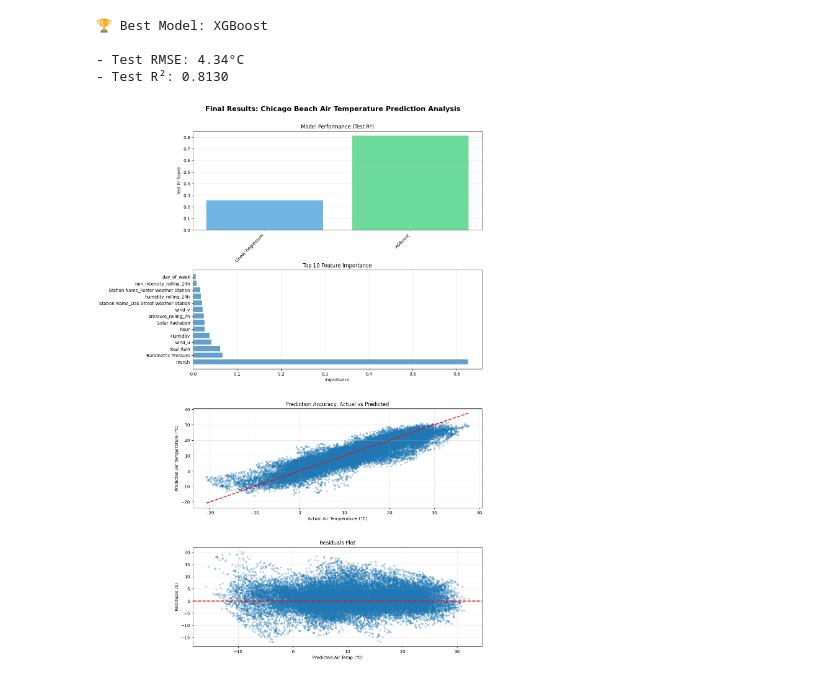
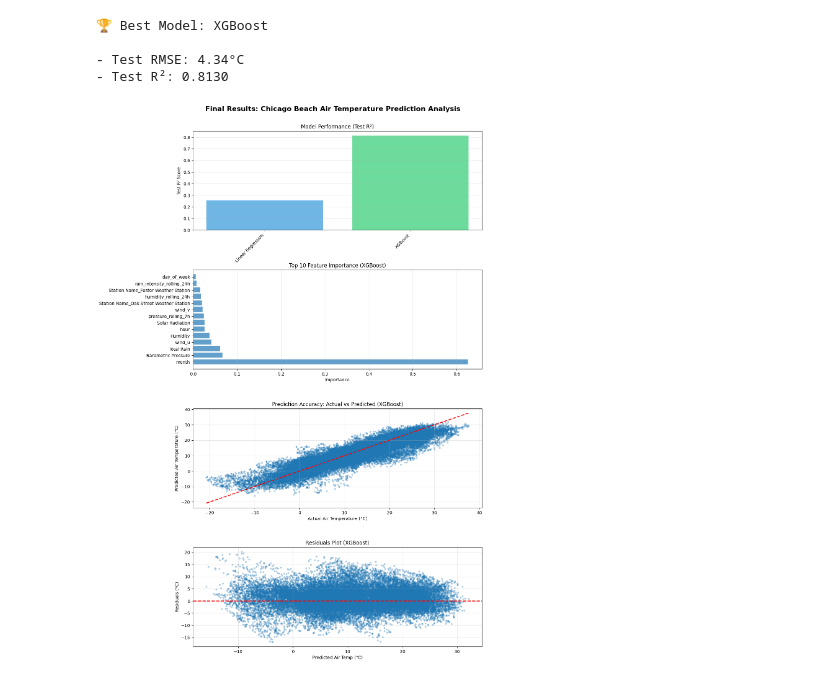
Before and after one commit to UCSF-DataSci/ds217-11-final-bobho1999, a Jupyter notebook: q8_results.ipynb, the cells around one changed output. Drawn from its saved outputs; the diff is of its cells as text; code cells hidden in the pictures.

```diff
--- a/q8_results.ipynb
+++ b/q8_results.ipynb
@@ -253,38 +253,38 @@ ax1.grid(True, alpha=0.3, axis='y')
 # Panel 2: Feature importance (top-right)
 ax2 = fig.add_subplot(gs[1, :])
 ax2.barh(range(len(feature_importance)), feature_importance['importance'], alpha=0.7)
 ax2.set_yticks(range(len(feature_importance)))
 ax2.set_yticklabels(feature_importance['feature'])
 ax2.set_xlabel('Importance')
-ax2.set_title('Top 10 Feature Importance')
+ax2.set_title('Top 10 Feature Importance (XGBoost)')
 ax2.grid(True, alpha=0.3, axis='x')
 
 # Panel 3: Actual vs Predicted (middle row, full width)
 if best_model_name == 'XGBoost':
     y_test_pred_best = predictions['predicted_xgboost']
 else:
     y_test_pred_best = predictions['predicted_linear']
 ax3 = fig.add_subplot(gs[2, :])
 ax3.scatter(predictions['actual'], y_test_pred_best, alpha=0.3, s=10)
 ax3.plot([predictions['actual'].min(), predictions['actual'].max()], [predictions['actual'].min(), predictions['actual'].max()], 'r--', linewidth=2)
 ax3.set_xlabel('Actual Air Temperature (°C)')
 ax3.set_ylabel('Predicted Air Temperature (°C)')
-ax3.set_title('Prediction Accuracy: Actual vs Predicted')
+ax3.set_title('Prediction Accuracy: Actual vs Predicted (XGBoost)')
 ax3.grid(True, alpha=0.3)
 
 # Panel 4: Residual plot (XGBoost)
 residuals = predictions['actual'] - y_test_pred_best
 ax4 = fig.add_subplot(gs[3, :])
 ax4.scatter(y_test_pred_best, residuals, alpha=0.3, s=10)
 ax4.axhline(y=0, color='r', linestyle='--', linewidth=2)
 ax4.set_xlabel('Predicted Air Temp (°C)')
-ax4.set_ylabel('Residuals ($)')
-ax4.set_title('Residuals Plot')
+ax4.set_ylabel('Residuals (°C)')
+ax4.set_title('Residuals Plot (XGBoost)')
 ax4.grid(True, alpha=0.3)
 
 plt.savefig('output/q8_final_visualizations.png', dpi=300, bbox_inches='tight')
 # %% [output]
-[figure, old version]
+[figure, new version]
 # %%
 # Key Findings Summary
 key_findings = f"""KEY FINDINGS SUMMARY
```
Also changed, not shown: 4 other files.
